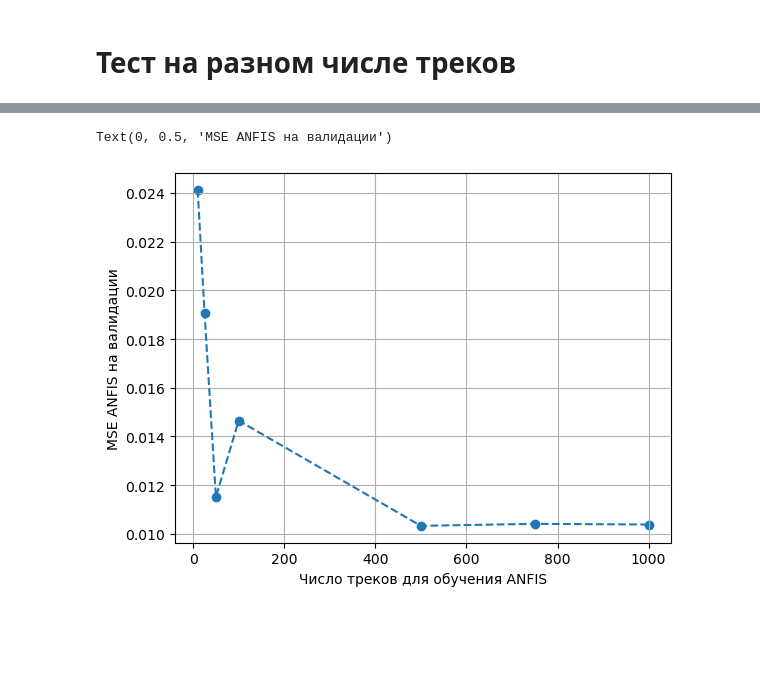
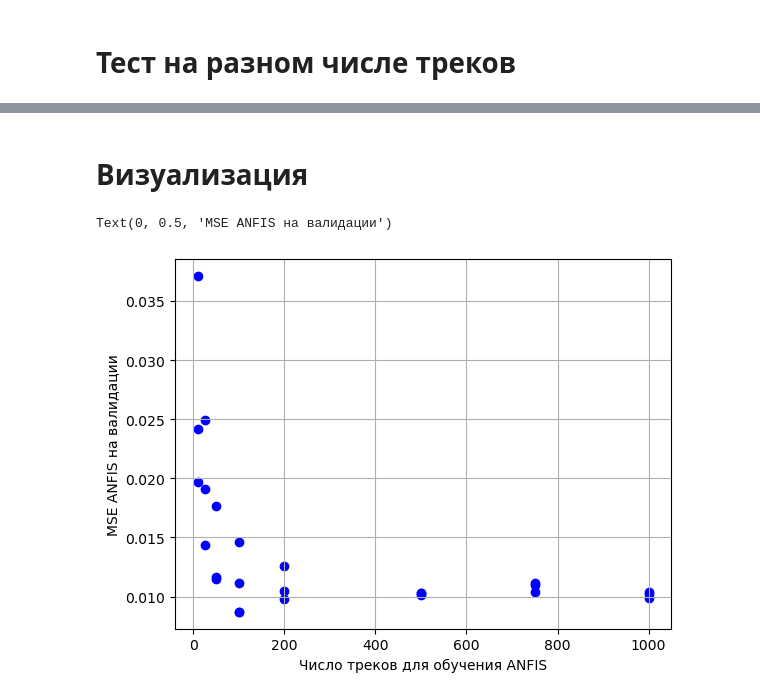
Before and after one commit to Petilia/approx_sdre, a Jupyter notebook: benchmark_anfis.ipynb, the cells around one changed output, grey strips where cells are left out. Cells and saved outputs as stored; diff of their text form; code cells hidden in the pictures; blank space fills up the shorter version.

```diff
--- a/benchmark_anfis.ipynb
+++ b/benchmark_anfis.ipynb
@@ -105,0 +96,25 @@ losses
+# %%
+data_root = Path("./additional_data")
+folder_names = os.listdir(data_root)
+folder_names.sort(key = lambda x: int(x.split("_")[0]))
+folder_paths = [data_root / i for i in folder_names]
+folder_paths
+
+add_n_traj = []
+add_losses = []
+
+for cur_dir_path in folder_paths:
+    sdre_mat_path = cur_dir_path / "sdre_res.mat"
+    anfis_mat_path = cur_dir_path / "nfc_res.mat"
+
+    gt_sdre = scipy.io.loadmat(sdre_mat_path)["sdre_res"]
+    anfis_output = scipy.io.loadmat(anfis_mat_path)["nfc_res"]
+    print(anfis_output.shape)
+
+    gt_sdre = gt_sdre.reshape(1, -1)
+    gt_sdre = torch.Tensor(gt_sdre)
+    anfis_output = anfis_output.reshape(1, -1)
+    anfis_output = torch.Tensor(anfis_output)
+
+    add_n_traj.append(int(str(cur_dir_path).split("\\")[1].split("_")[0]))
+    add_losses.append(criteria(anfis_output, gt_sdre).item())
@@ -106,11 +159,14 @@ losses
+# %% [markdown]
+# Визуализация
 # %%
 # n_traj[2] = 100
+plt.scatter(n_traj, losses, c="b")
+plt.scatter(add_n_traj, add_losses, c="b")
 
-plt.scatter(n_traj, losses)
-plt.plot(n_traj, losses, "--")
+# plt.plot(n_traj, losses, "--")
 plt.grid()
 plt.xlabel("Число треков для обучения ANFIS")
 plt.ylabel("MSE ANFIS на валидации")
 # %% [output]
 Text(0, 0.5, 'MSE ANFIS на валидации')
-[figure, old version]
+[figure, new version]
```
Also changed, not shown: parts of 15 cells of this notebook, 6 other files.
